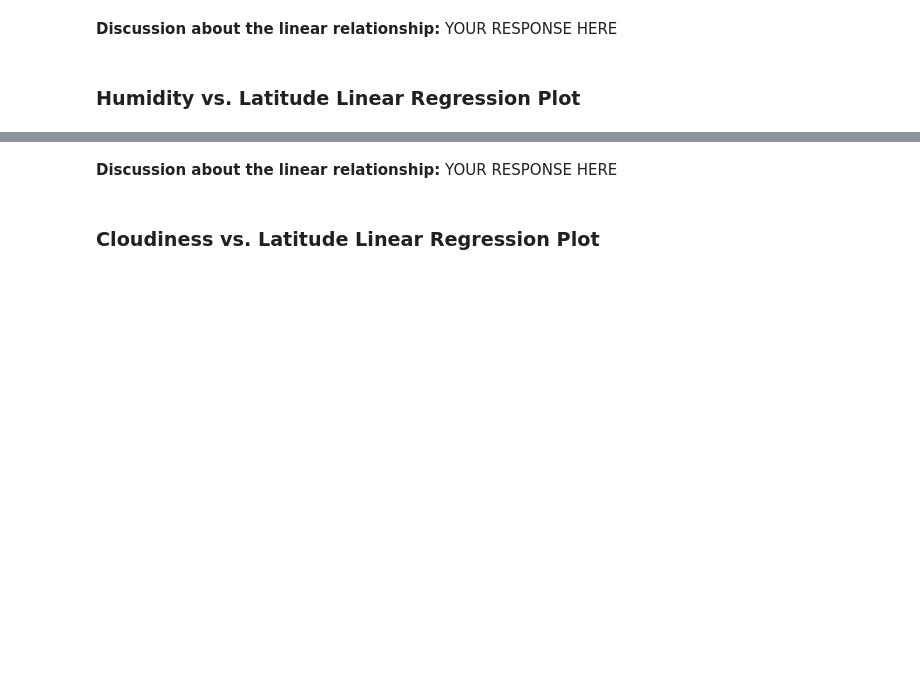
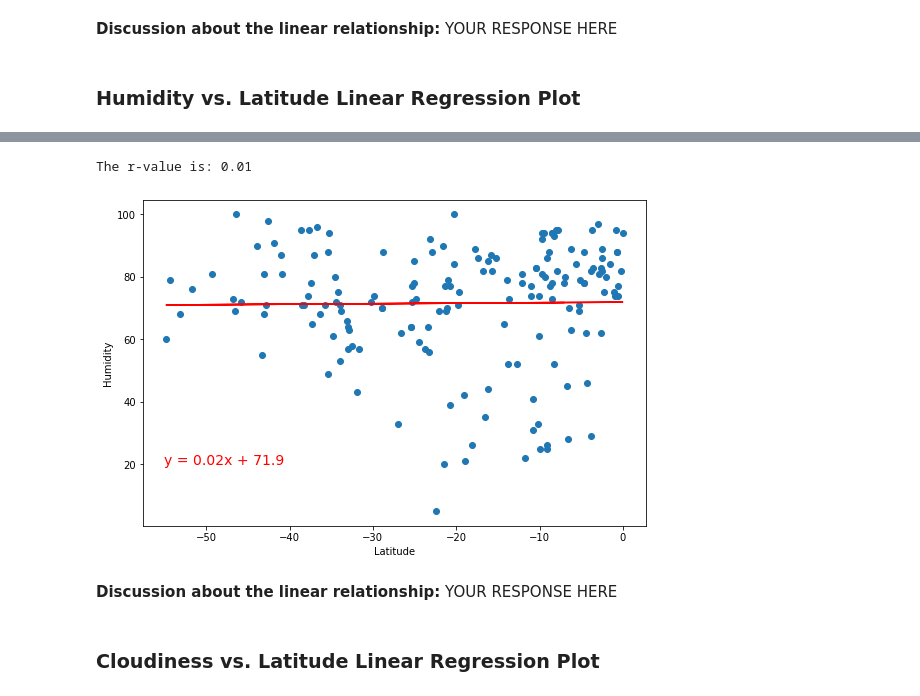
Before and after one commit to daniklafrance/python_api_challenge, a Jupyter notebook: WeatherPy.ipynb, the cells around one changed output, grey strips where cells are left out. Cells and saved outputs as stored; diff of their text form; code cells hidden in the pictures; blank space fills up the shorter version.

```diff
--- a/WeatherPy.ipynb
+++ b/WeatherPy.ipynb
@@ -286,12 +365,15 @@ plt.show()
 # %%
 # Southern Hemisphere
 x_axis = southern_hemi_df['Lat']
 y_axis = southern_hemi_df['Humidity']
 x_value = -55
 y_value = 20
 linearregression()
-plt.ylabel('Max Temp')
+plt.ylabel('Humidity')
 plt.show()
+# %% [output]
+The r-value is: 0.01
+[figure, added]
 # %% [markdown]
 **Discussion about the linear relationship:** YOUR RESPONSE HERE
 # %% [markdown]
```
Also changed, not shown: parts of 23 cells of this notebook, 5 other files.
